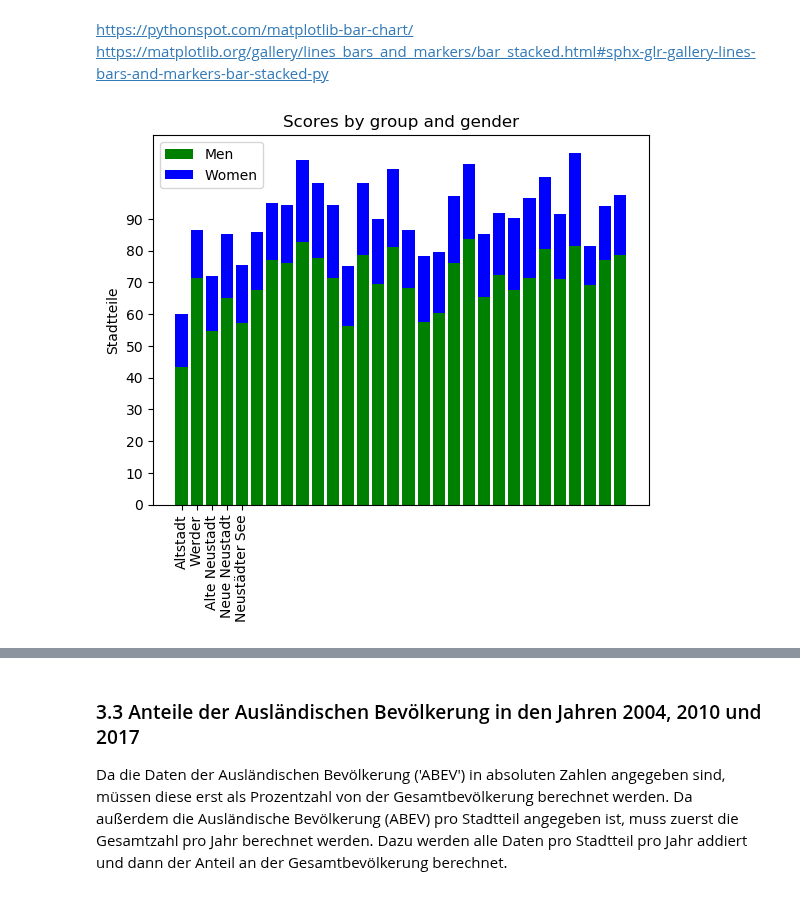
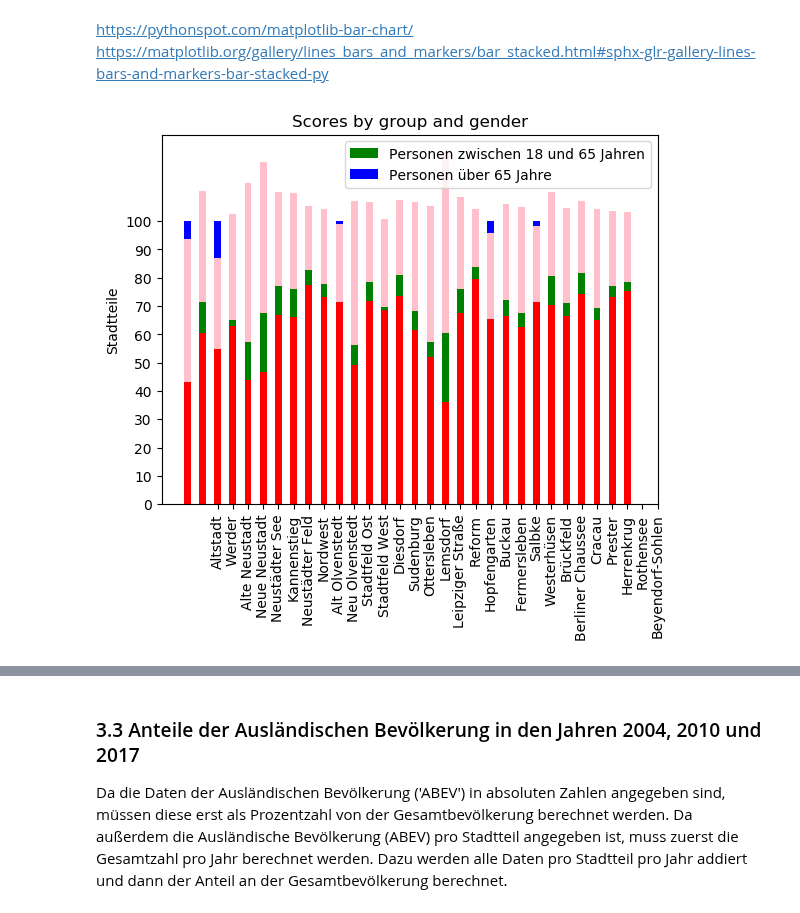
Before and after one commit to tschroeder10961/datascience-urban-segregation, a Jupyter notebook: GruppeA/Gruppe A Jupyter.ipynb, the cells around one changed output, grey strips where cells are left out. Drawn from its saved outputs; the diff is of its cells as text; code cells hidden in the pictures.

```diff
--- a/GruppeA/Gruppe A Jupyter.ipynb
+++ b/GruppeA/Gruppe A Jupyter.ipynb
@@ -226,30 +434,66 @@ Mit den Summen der Altersverteilung die relative Verteilung der Altersklassen f
 # %% [markdown]
 https://pythonspot.com/matplotlib-bar-chart/
 https://matplotlib.org/gallery/lines_bars_and_markers/bar_stacked.html#sphx-glr-gallery-lines-bars-and-markers-bar-stacked-py
+# %%
+import matplotlib.pyplot as plt; plt.rcdefaults()
+import numpy as np
+import matplotlib.pyplot as plt
+
+stadtteile = (tuple(list(magdeb007["STD_name"]))) #Ich veränder das DataFrame in eine list, welche ich in eine tulpe verwandel
+y_pos = np.arange(len(stadtteile))
+MA_2004 = tuple(list(magdeb007["MAQ_V_AQ_2004"]))
+J_2004 = tuple(list(magdeb007["AQ_2004"]))
+
+MA_2010 = tuple(list(magdeb007["MAQ_V_AQ_2010"]))
+J_2010 = tuple(list(magdeb007["AQ_2010"]))
+
+balkBreit = 0.9 #Breite der Balken
+
+
+# Bars
+bar_ma_04 = plt.bar(y_pos, MA_2004, balkBreit/2, color="green")
+bar_j_04 = plt.bar(y_pos, J_2004, balkBreit/2, bottom=MA_2004, color="blue")
+
+bar_ma_10 = plt.bar(y_pos, MA_2010, balkBreit/2, color="red")
+bar_j_10 = plt.bar(y_pos, J_2010, balkBreit/2, bottom=MA_2004, color="pink")
+
+
+
+plt.ylabel('Stadtteile')
+plt.title('Scores by group and gender')
+plt.xticks(y_pos+2, stadtteile, rotation=90)
+plt.yticks(np.arange(0, 101, 10))
+plt.legend((bar_ma_04[0], bar_j_04[0]), ('Personen zwischen 18 und 65 Jahren', 'Personen über 65 Jahre'))
+
+plt.show()
+# %% [output]
+[figure, added]
 # %%
 import matplotlib.pyplot as plt; plt.rcdefaults()
 import numpy as np
 import matplotlib.pyplot as plt
 
-stadtteile = (tuple(list(magdeb007["STD_name"]))) #Ich veränder das DataFrame in eine list, welche ich in eine tulpe verwandel
+#Ich veränder das DataFrame in eine list, welche ich in eine tulpe verwandel
+stadtteile = (tuple(list(magdeb007["STD_name"])))
+
+
 y_pos = np.arange(len(stadtteile))
 MA_2004 = tuple(list(magdeb007["MAQ_V_AQ_2004"]))
-J_2004 = tuple(list(magdeb007["JQ_2004"]))
+J_2004 = tuple(list(magdeb007["AQ_2004"]))
+balkBreit = 0.9 #Breite der Balken
 
 
 # Bars
-bar_ma = plt.bar(y_pos, MA_2004, color="green")
-bar_j = plt.bar(y_pos, J_2004, bottom=MA_2004, color="blue")
+bar_ma = plt.bar(y_pos, MA_2004, balkBreit, color="green")
+bar_j = plt.bar(y_pos, J_2004, balkBreit, bottom=MA_2004, color="blue")
 
 
 
 
 plt.ylabel('Stadtteile')
 plt.title('Scores by group and gender')
-plt.xticks(ind, stadtteile, rotation=90)
-plt.yticks(np.arange(0, 100, 10))
-plt.legend((bar_ma[0], bar_j[0]), ('Men', 'Women'))
+plt.xticks(y_pos, stadtteile, rotation=90)
+plt.yticks(np.arange(0, 101, 10))
+plt.legend((bar_ma[0], bar_j[0]), ('Personen zwischen 18 und 65 Jahren', 'Personen über 65 Jahre'))
 
 plt.show()
-# %% [output]
-[figure, removed]
```
Also changed, not shown: parts of 17 cells of this notebook.
